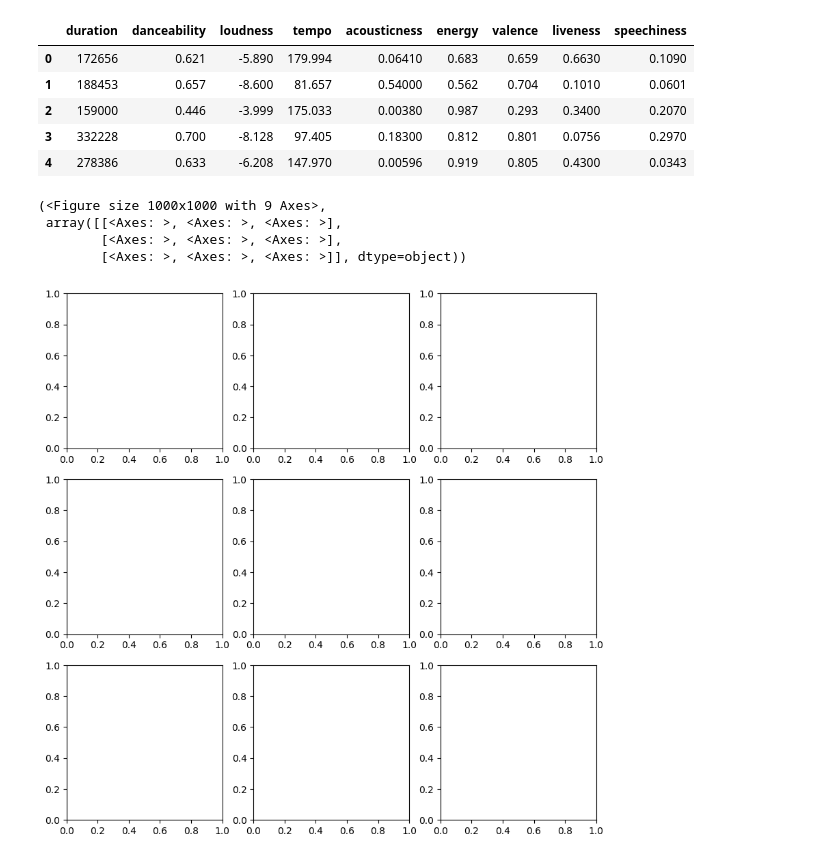
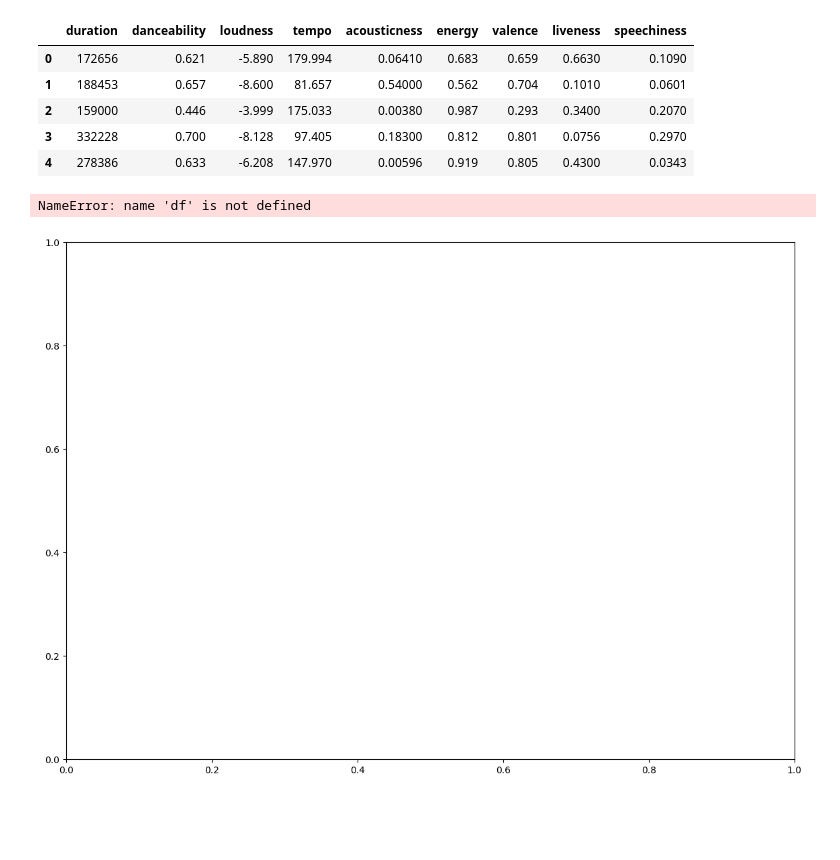
Before and after one commit to ihatmyself/Spotify-Categorized, a Jupyter notebook: spotify_mood.ipynb, the cells around one changed output. Cells and saved outputs as stored; diff of their text form; code cells hidden in the pictures; blank space fills up the shorter version.

Commit message:
plot

```diff
--- a/spotify_mood.ipynb
+++ b/spotify_mood.ipynb
@@ -90,11 +90,10 @@ display(df_non_standardised.head())
 | 2 | 159000 | 0.446 | -3.999 | 175.033 | 0.00380 | 0.987 | 0.293 | 0.3400 | 0.2070 |
 | 3 | 332228 | 0.700 | -8.128 | 97.405 | 0.18300 | 0.812 | 0.801 | 0.0756 | 0.2970 |
 | 4 | 278386 | 0.633 | -6.208 | 147.970 | 0.00596 | 0.919 | 0.805 | 0.4300 | 0.0343 |
-# %%
-plt.subplots(3, 3, figsize=(10,10))
-# %% [output]
-(<Figure size 1000x1000 with 9 Axes>,
- array([[<Axes: >, <Axes: >, <Axes: >],
-        [<Axes: >, <Axes: >, <Axes: >],
-        [<Axes: >, <Axes: >, <Axes: >]], dtype=object))
-[figure, removed]
+# %%
+f,ax = plt.subplots(figsize=(14,10))
+sns.heatmap(df.corr(),annot = True,fmt = ".1f",ax = ax)
+plt.show()
+# %% [output]
+NameError: name 'df' is not defined
+[figure, added]
```
